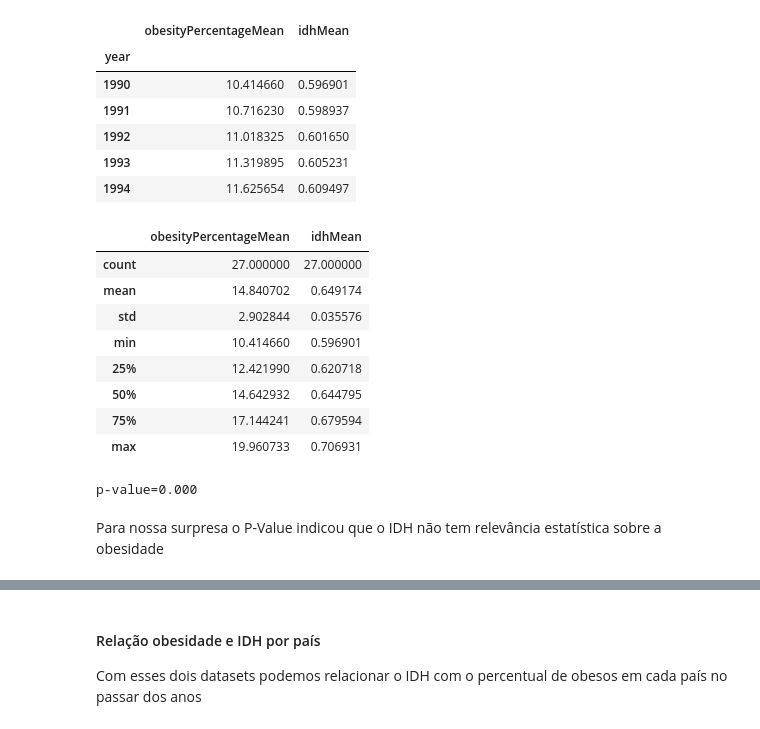
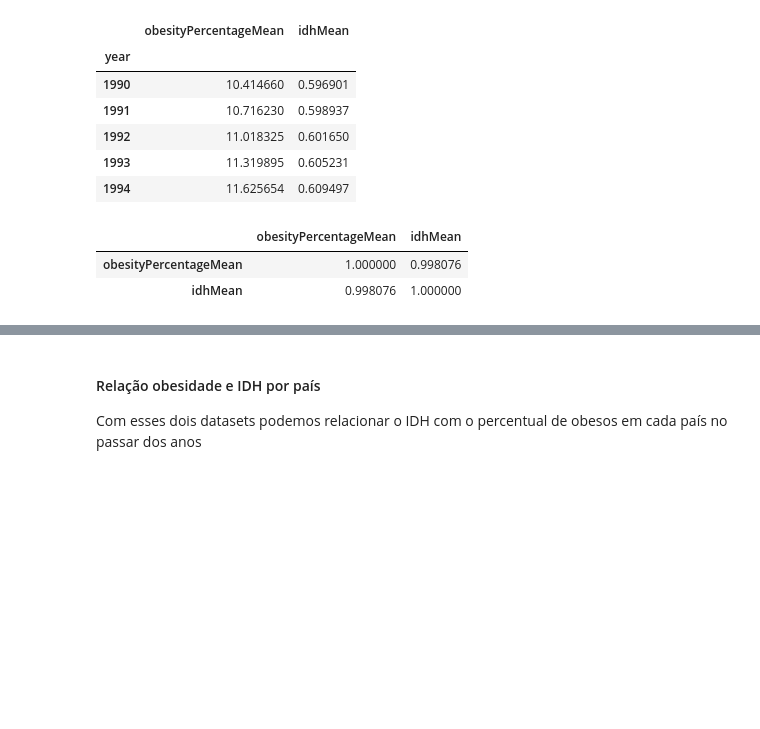
Before and after one commit to if1015-datascience-ufpe/2018-2-projeto-follow-up, a Jupyter notebook: src/Follow UP.ipynb, the cells around one changed output, grey strips where cells are left out. Saved outputs shown, nothing was run; the diff lists cells and outputs as text; code cells hidden in the pictures; blank space fills up the shorter version.

```diff
--- a/src/Follow UP.ipynb
+++ b/src/Follow UP.ipynb
@@ -49,10 +49,10 @@ A fonte dos dados foi uma coleta realizada pela UNICEF em parceria com alguns ou
 Os dados estão resumidos por país, ano e percentual de obesos em cada país/ano.
 # %%
 worldObesity = pd.read_csv('./data/share-of-adults-defined-as-obese.csv')
-worldObesity.columns = ['entity', 'code', 'year', 'obesityPercentage']
+worldObesity.columns = ['country', 'code', 'year', 'obesityPercentage']
 worldObesity = worldObesity.drop(columns=['code'])
 worldObesity.year = worldObesity.year.astype('int64')
-worldObesity = worldObesity.set_index('entity')
+worldObesity = worldObesity.set_index('country')
 worldObesity.head()
 # %% [output]
 |  | year | obesityPercentage |
@@ -126,25 +120,8 @@ relationWorldObesityIdhMean.head()
 | 1993 | 11.319895 | 0.605231 |
 | 1994 | 11.625654 | 0.609497 |
 # %%
-relationWorldObesityIdhMean.describe()
+relationWorldObesityIdhMean.corr()
 # %% [output]
 |  | obesityPercentageMean | idhMean |
-| count | 27.000000 | 27.000000 |
-| mean | 14.840702 | 0.649174 |
-| std | 2.902844 | 0.035576 |
-| min | 10.414660 | 0.596901 |
-| 25% | 12.421990 | 0.620718 |
-| 50% | 14.642932 | 0.644795 |
-| 75% | 17.144241 | 0.679594 |
-| max | 19.960733 | 0.706931 |
+| obesityPercentageMean | 1.000000 | 0.998076 |
+| idhMean | 0.998076 | 1.000000 |
-# %%
-x = relationWorldObesityIdhMean.obesityPercentageMean
-x = pd.Series([i/100 for i in x])
-y = relationWorldObesityIdhMean.idhMean
-relationWorldObesityIdhMeanModel = linregress(x, y)
-relationWorldObesityIdhMeanModel.pvalue
-print('p-value={:.3f}'.format(relationWorldObesityIdhMeanModel.pvalue))
-# %% [output]
-p-value=0.000
-# %% [markdown]
-Para nossa surpresa o P-Value indicou que o IDH não tem relevância estatística sobre a obesidade
```
Also changed, not shown: parts of 19 cells of this notebook.
